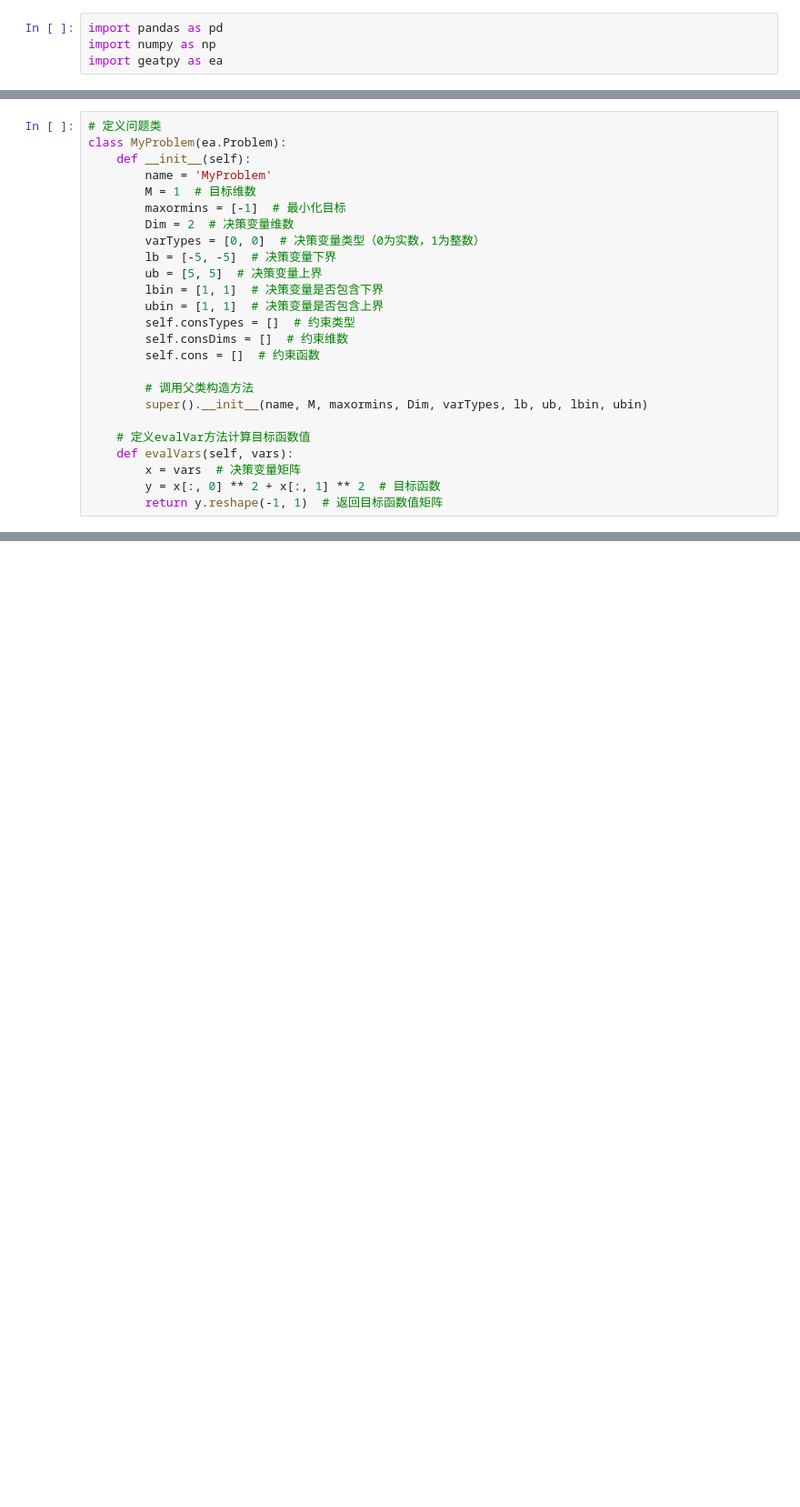
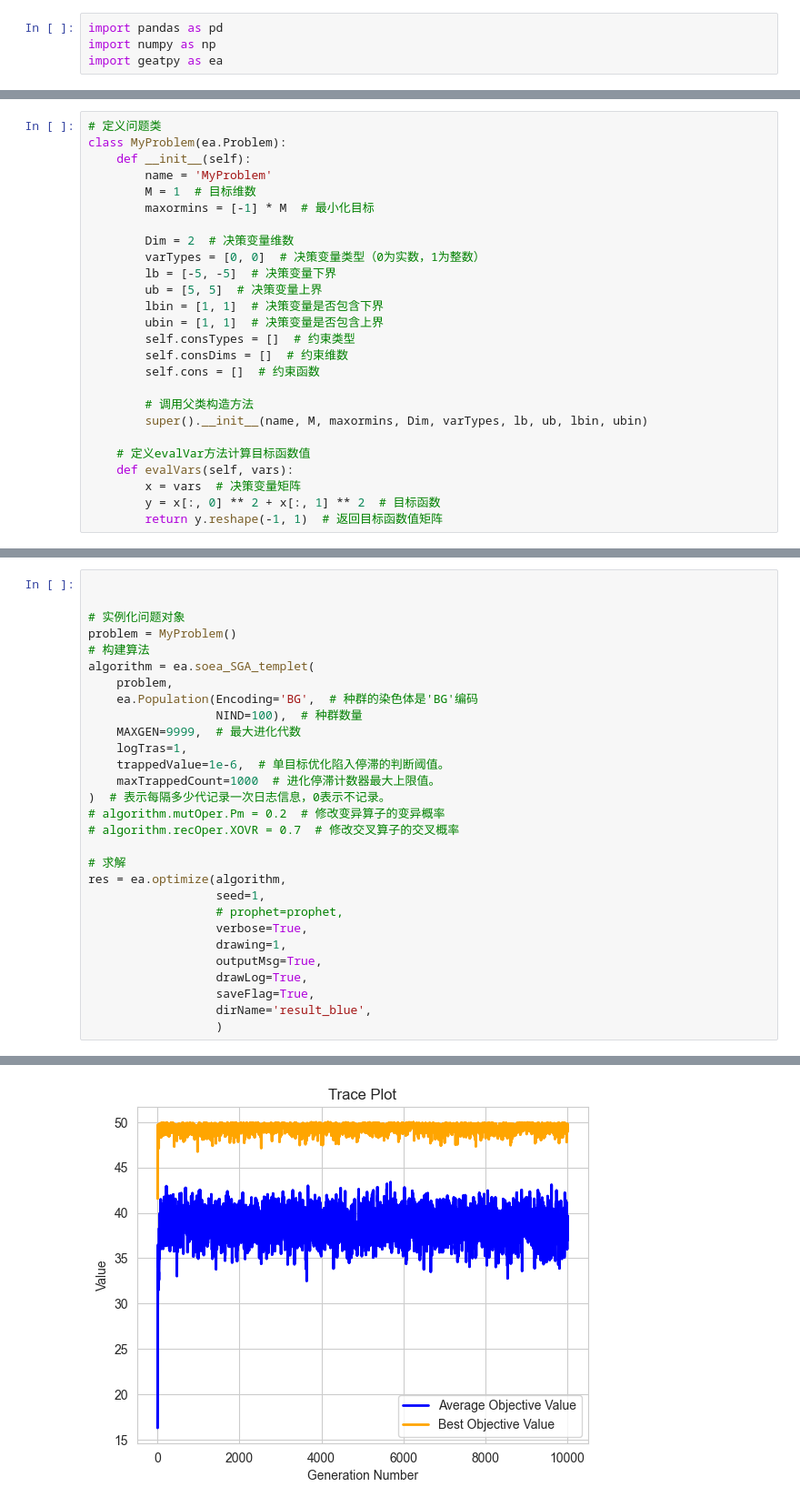
Before and after one commit to james-curtis/2023MathorCup-C, a Jupyter notebook: T2/解题/启发式搜索.ipynb, the cells around one changed output, grey strips where cells are left out. Shown at 91% size. Drawn from its saved outputs; the diff is of its cells as text; blank space fills up the shorter version.

```diff
--- a/T2/解题/启发式搜索.ipynb
+++ b/T2/解题/启发式搜索.ipynb
@@ -40,7 +46,8 @@ class MyProblem(ea.Problem):
     def __init__(self):
         name = 'MyProblem'
         M = 1  # 目标维数
-        maxormins = [-1]  # 最小化目标
+        maxormins = [-1] * M  # 最小化目标
+
         Dim = 2  # 决策变量维数
         varTypes = [0, 0]  # 决策变量类型（0为实数，1为整数）
         lb = [-5, -5]  # 决策变量下界
@@ -81,0 +69,30 @@ TypeError: soea_SEGA_templet.__init__() missing 1 required positional argument:
+# %%
+
+
+# 实例化问题对象
+problem = MyProblem()
+# 构建算法
+algorithm = ea.soea_SGA_templet(
+    problem,
+    ea.Population(Encoding='BG',  # 种群的染色体是'BG'编码
+                  NIND=100),  # 种群数量
+    MAXGEN=9999,  # 最大进化代数
+    logTras=1,
+    trappedValue=1e-6,  # 单目标优化陷入停滞的判断阈值。
+    maxTrappedCount=1000  # 进化停滞计数器最大上限值。
+)  # 表示每隔多少代记录一次日志信息，0表示不记录。
+# algorithm.mutOper.Pm = 0.2  # 修改变异算子的变异概率
+# algorithm.recOper.XOVR = 0.7  # 修改交叉算子的交叉概率
+
+# 求解
+res = ea.optimize(algorithm,
+                  seed=1,
+                  # prophet=prophet,
+                  verbose=True,
+                  drawing=1,
+                  outputMsg=True,
+                  drawLog=True,
+                  saveFlag=True,
+                  dirName='result_blue',
+                  )
+# %% [output]
@@ -81,0 +116 @@ TypeError: soea_SEGA_templet.__init__() missing 1 required positional argument:
+[figure, added]
```
Also changed, not shown: parts of 4 cells of this notebook, 27 other files.
